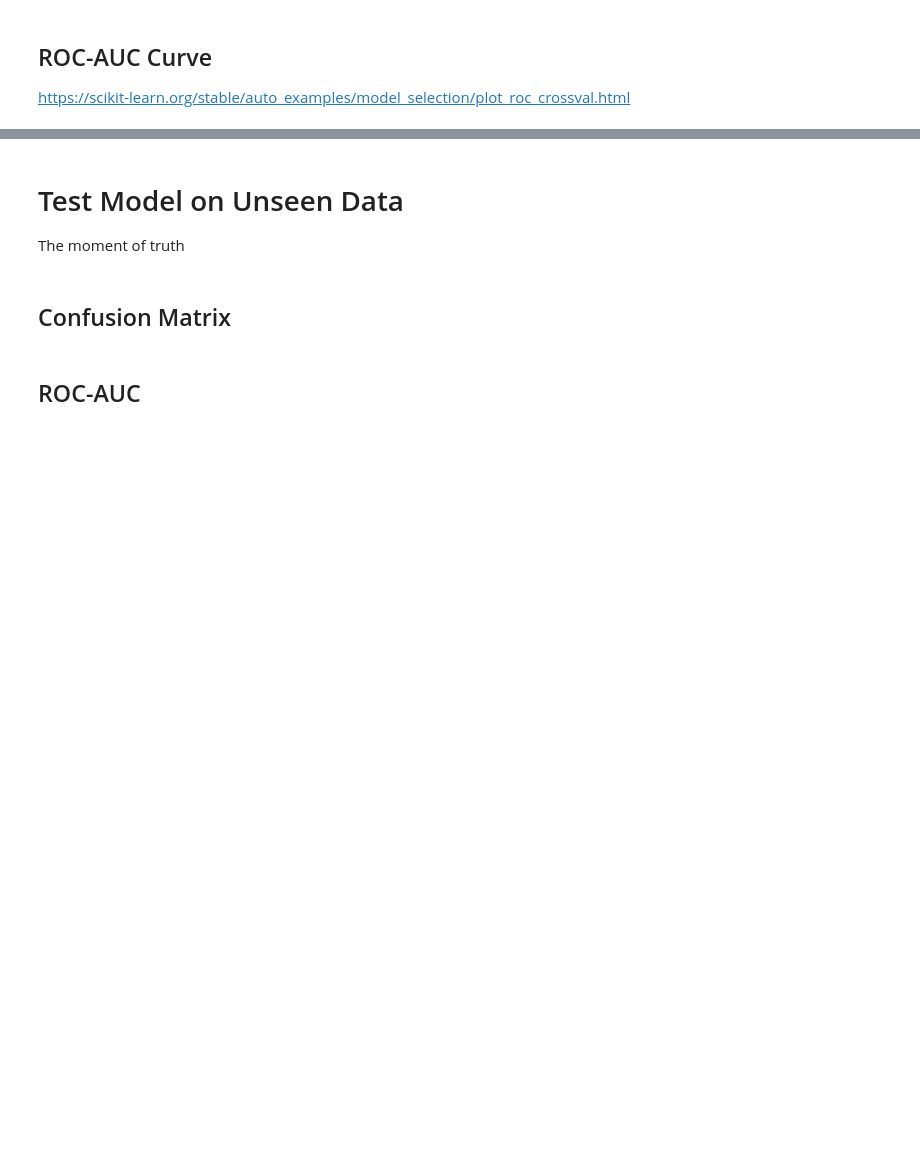
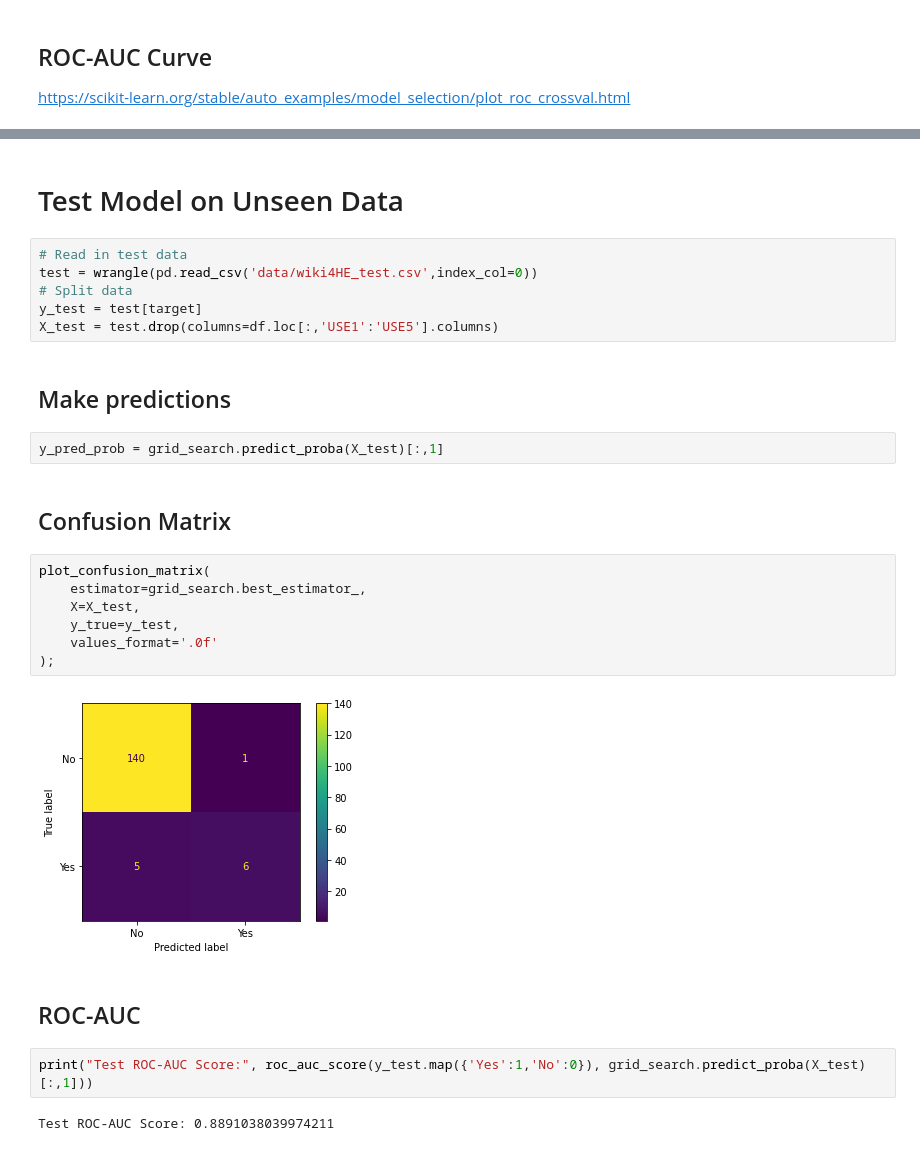
Before and after one commit to KWeatherwalks/EduWikiML, a Jupyter notebook: LogisticRegressionModel.ipynb, the cells around one changed output, grey strips where cells are left out. Cells and saved outputs as stored; diff of their text form; blank space fills up the shorter version.

Commit message:
update readme.md and test model

```diff
--- a/LogisticRegressionModel.ipynb
+++ b/LogisticRegressionModel.ipynb
@@ -234,8 +229,29 @@ BI1 - In the future I will recommend the use of Wikipedia to my colleagues and s
 # %% [markdown]
 # Test Model on Unseen Data
-
-The moment of truth
+# %%
+# Read in test data
+test = wrangle(pd.read_csv('data/wiki4HE_test.csv',index_col=0))
+# Split data
+y_test = test[target]
+X_test = test.drop(columns=df.loc[:,'USE1':'USE5'].columns)
+# %% [markdown]
+## Make predictions
+# %%
+y_pred_prob = grid_search.predict_proba(X_test)[:,1]
 # %% [markdown]
 ## Confusion Matrix
+# %%
+plot_confusion_matrix(
+    estimator=grid_search.best_estimator_,
+    X=X_test,
+    y_true=y_test,
+    values_format='.0f'
+);
+# %% [output]
+[figure, added]
 # %% [markdown]
 ## ROC-AUC
+# %%
+print("Test ROC-AUC Score:", roc_auc_score(y_test.map({'Yes':1,'No':0}), grid_search.predict_proba(X_test)[:,1]))
+# %% [output]
+Test ROC-AUC Score: 0.8891038039974211
```
Also changed, not shown: parts of 16 cells of this notebook, 1 other file.
